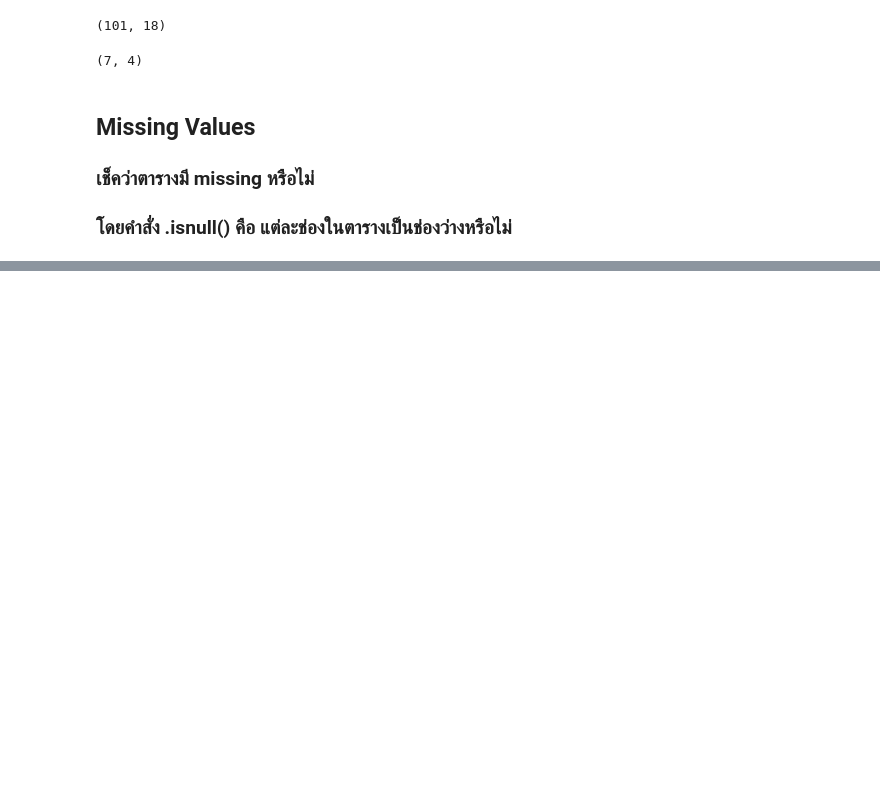
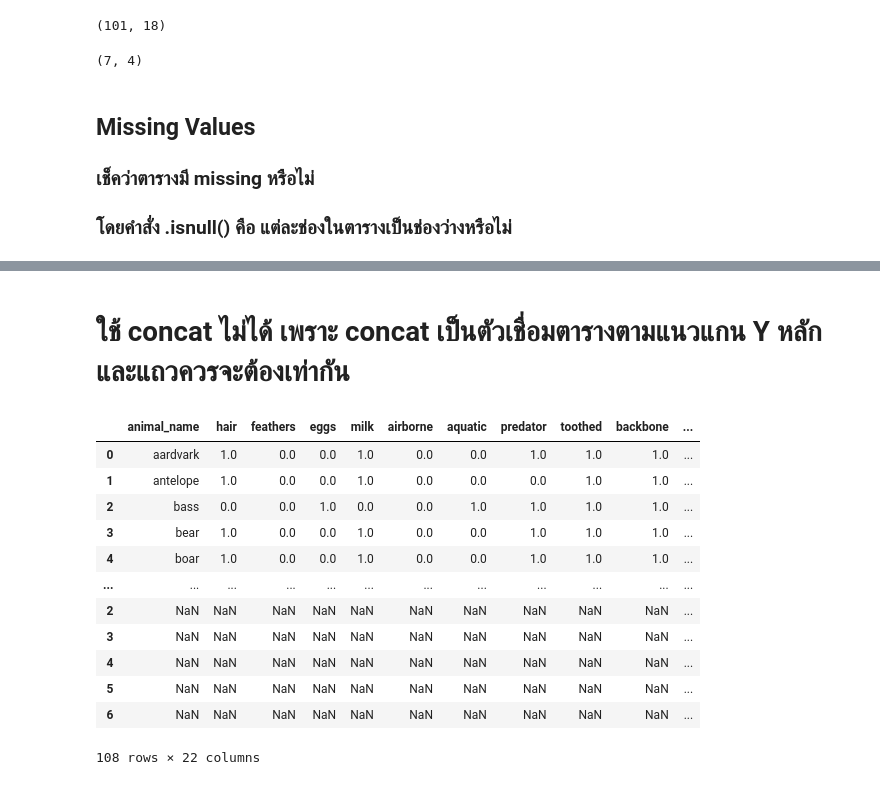
Before and after one commit to Suchirapon/KKU_data_mining, a Jupyter notebook: ZooProject.ipynb, the cells around one changed output, grey strips where cells are left out. Cells and saved outputs as stored; diff of their text form; code cells hidden in the pictures; blank space fills up the shorter version.

```diff
--- a/ZooProject.ipynb
+++ b/ZooProject.ipynb
@@ -104,0 +123,19 @@ merged_table
+# %% [markdown]
+# ใช้ concat ไม่ได้ เพราะ concat เป็นตัวเชื่อมตารางตามแนวแกน Y หลักและแถวควรจะต้องเท่ากัน
+# %%
+pd_concat = pandas.concat([zoo_type,class_type])
+pd_concat
+# %% [output]
+|  | animal_name | hair | feathers | eggs | milk | airborne | aquatic | predator | toothed | backbone | ... |
+| 0 | aardvark | 1.0 | 0.0 | 0.0 | 1.0 | 0.0 | 0.0 | 1.0 | 1.0 | 1.0 | ... |
+| 1 | antelope | 1.0 | 0.0 | 0.0 | 1.0 | 0.0 | 0.0 | 0.0 | 1.0 | 1.0 | ... |
+| 2 | bass | 0.0 | 0.0 | 1.0 | 0.0 | 0.0 | 1.0 | 1.0 | 1.0 | 1.0 | ... |
+| 3 | bear | 1.0 | 0.0 | 0.0 | 1.0 | 0.0 | 0.0 | 1.0 | 1.0 | 1.0 | ... |
+| 4 | boar | 1.0 | 0.0 | 0.0 | 1.0 | 0.0 | 0.0 | 1.0 | 1.0 | 1.0 | ... |
+| ... | ... | ... | ... | ... | ... | ... | ... | ... | ... | ... | ... |
+| 2 | NaN | NaN | NaN | NaN | NaN | NaN | NaN | NaN | NaN | NaN | ... |
+| 3 | NaN | NaN | NaN | NaN | NaN | NaN | NaN | NaN | NaN | NaN | ... |
+| 4 | NaN | NaN | NaN | NaN | NaN | NaN | NaN | NaN | NaN | NaN | ... |
+| 5 | NaN | NaN | NaN | NaN | NaN | NaN | NaN | NaN | NaN | NaN | ... |
+| 6 | NaN | NaN | NaN | NaN | NaN | NaN | NaN | NaN | NaN | NaN | ... |
+108 rows × 22 columns
```
Also changed, not shown: parts of 16 cells of this notebook.
